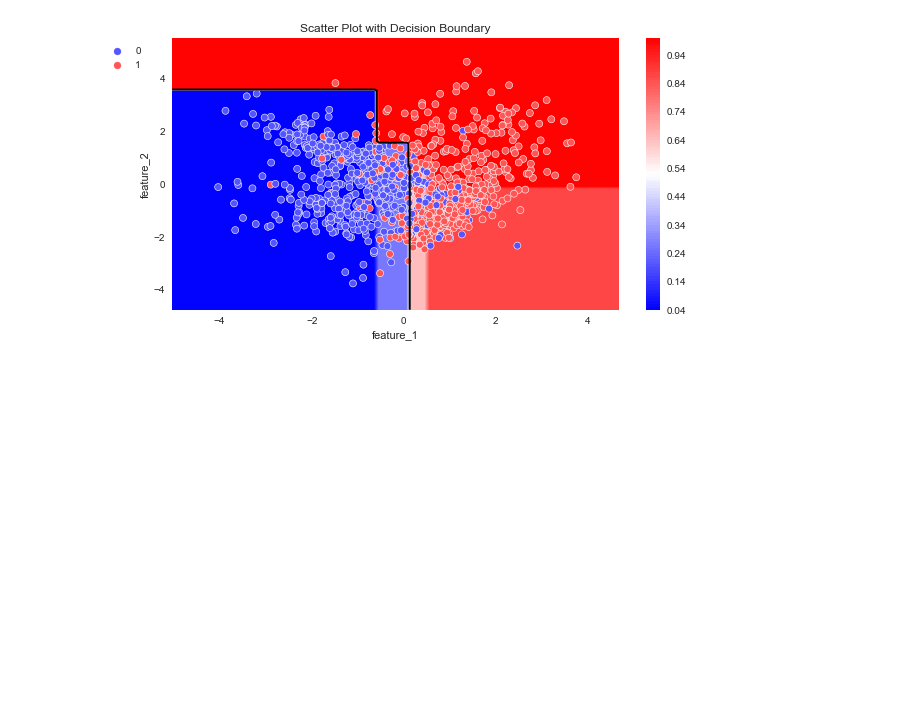
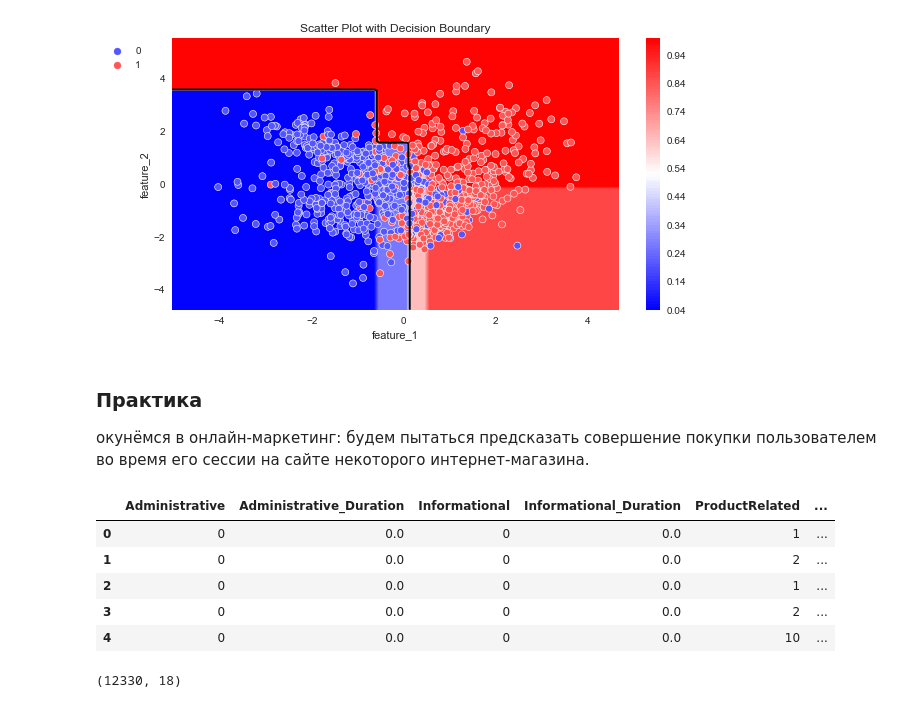
Before and after one commit to Alexx-Yu/python_classes, a Jupyter notebook: Module 34 - ML-5/Practice.ipynb, the cells around one changed output. Cells and saved outputs as stored; diff of their text form; code cells hidden in the pictures; blank space fills up the shorter version.

```diff
--- a/Module 34 - ML-5/Practice.ipynb
+++ b/Module 34 - ML-5/Practice.ipynb
@@ -325,3 +325,6 @@ Valid Accuracy score: 0.85
 plot_probabilities_2d(X, y, model3)
 # %% [output]
 [figure]
+# %% [markdown]
+### Практика
+окунёмся в онлайн-маркетинг: будем пытаться предсказать совершение покупки пользователем во время его сессии на сайте некоторого интернет-магазина.
@@ -327,0 +345,19 @@ plot_probabilities_2d(X, y, model3)
+# %%
+# Прочитаем таблицу с данными и выведем её на экран, чтобы убедиться, что чтение прошло успешно.
+
+shoppers_data = pd.read_csv('data/online_shoppers_intention.csv')
+shoppers_data.head()
+# %% [output]
+|  | Administrative | Administrative_Duration | Informational | Informational_Duration | ProductRelated | ... |
+| 0 | 0 | 0.0 | 0 | 0.0 | 1 | ... |
+| 1 | 0 | 0.0 | 0 | 0.0 | 2 | ... |
+| 2 | 0 | 0.0 | 0 | 0.0 | 1 | ... |
+| 3 | 0 | 0.0 | 0 | 0.0 | 2 | ... |
+| 4 | 0 | 0.0 | 0 | 0.0 | 10 | ... |
+# %%
+# Посмотрим на размер таблицы:
+
+print(shoppers_data.shape)
+## (12330, 18)
+# %% [output]
+(12330, 18)
```
Also changed, not shown: parts of 7 cells of this notebook, 2 other files.
